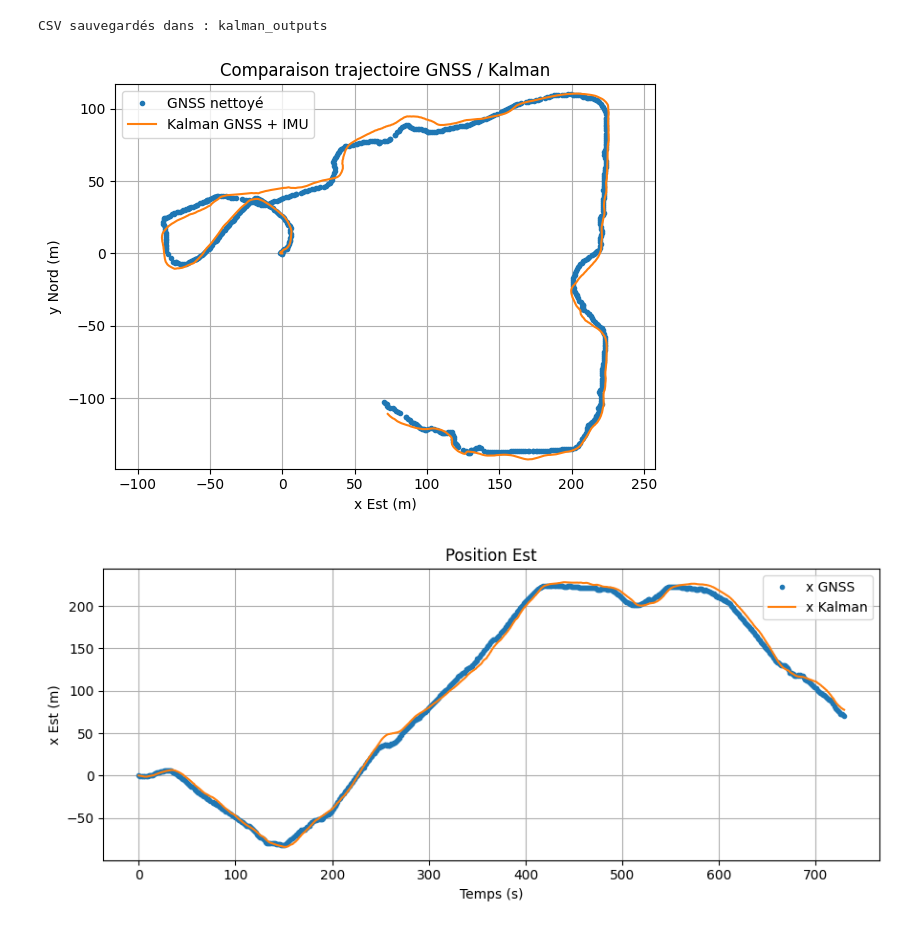
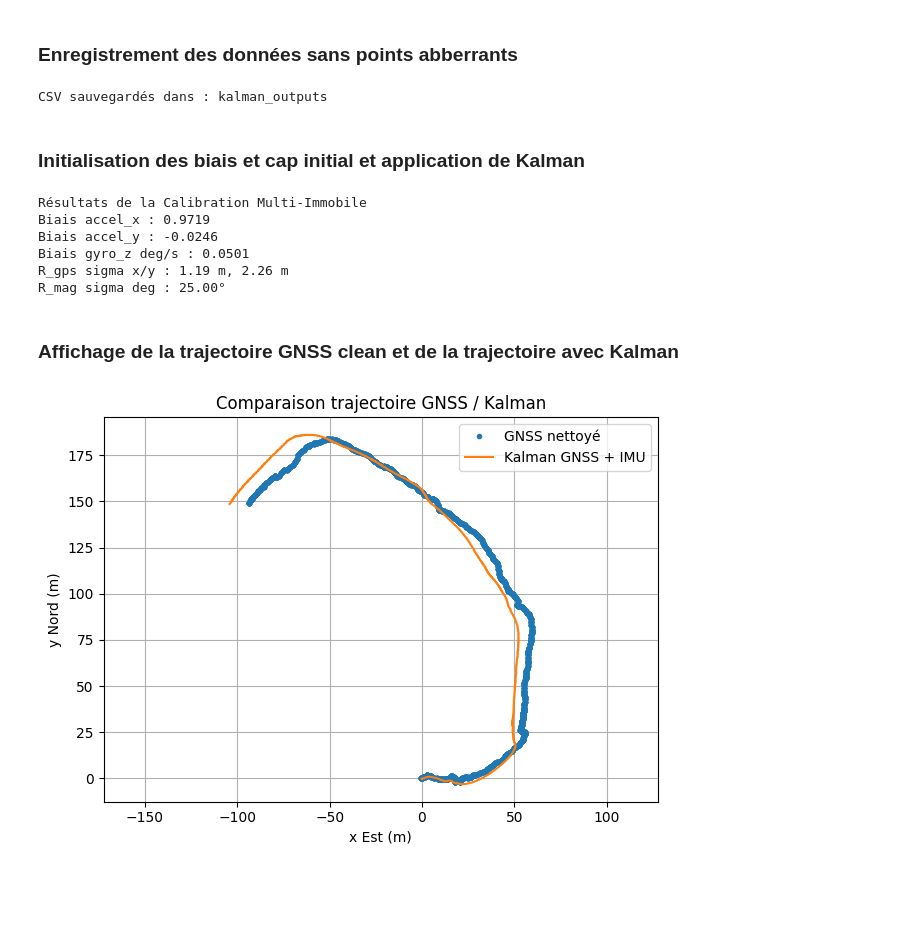
Before and after one commit to nmornon/Projet-itineraire, a Jupyter notebook: kalman/kalman_final.ipynb, the cells around one changed output. Cells and saved outputs as stored; diff of their text form; code cells hidden in the pictures; blank space fills up the shorter version.

Commit message:
Mise à jour dossier kalman

```diff
--- a/kalman/kalman_final.ipynb
+++ b/kalman/kalman_final.ipynb
@@ -438,3 +352,5 @@ R_mag sigma deg : 25.00°
+# %% [markdown]
+### Enregistrement des données sans points abberrants
 # %%
 clean.to_csv(out_dir / "synced_imu_gnss_clean.csv", index=False)
 res.to_csv(out_dir / "kalman_result.csv", index=False)
@@ -442,56 +358,84 @@ res.to_csv(out_dir / "kalman_result.csv", index=False)
 print("CSV sauvegardés dans :", out_dir)
 # %% [output]
 CSV sauvegardés dans : kalman_outputs
+# %% [markdown]
+### Initialisation des biais et cap initial et application de Kalman
+# %%
+gnss_files = [
+    "imo/imo1/gnss.csv",
+    "imo/imo2/gnss.csv",
+    "imo/imo3/gnss.csv",
+    "imo/imo4/gnss.csv",
+    "imo/imo5/gnss.csv",
+    "imo/imo5/gnss.csv"
+]
+
+imu_files = [
+    "imo/imo1/imu.csv",
+    "imo/imo2/imu.csv",
+    "imo/imo3/imu.csv",
+    "imo/imo4/imu.csv",
+    "imo/imo5/imu.csv",
+    "imo/imo6/imu.csv",
+]
+
+mag_files = [
+    "imo/imo1/magnéto.csv",
+    "imo/imo2/magnéto.csv",
+    "imo/imo3/magnéto.csv",
+    "imo/imo4/magnéto.csv",
+    "imo/imo5/magnéto.csv",
+    "imo/imo6/magnéto.csv"
+]
+
+Q, R_gps, biais , caps_initiaux = calibration_multi_immobile(
+    gnss_files,
+    imu_files,
+    mag_files)
+
+cap_init = np.arctan2(
+    np.mean(np.sin(caps_initiaux)),
+    np.mean(np.cos(caps_initiaux)))
+
+
+res = kalman_gnss_imu(clean, Q, R_gps, biais, cap_init)
+# %% [output]
+Résultats de la Calibration Multi-Immobile
+Biais accel_x : 0.9719
+Biais accel_y : -0.0246
+Biais gyro_z deg/s : 0.0501
+R_gps sigma x/y : 1.19 m, 2.26 m
+R_mag sigma deg : 25.00°
+# %% [markdown]
+### Affichage de la trajectoire GNSS clean et de la trajectoire avec Kalman
 # %%
 lat0 = clean["latitude"].to_numpy()[0]
 lon0 = clean["longitude"].to_numpy()[0]
 
 x_gnss, y_gnss = latlon_to_xy(
     clean["latitude"],
     clean["longitude"],
     lat0,
-    lon0
-)
+    lon0)
 
 x_kalman, y_kalman = latlon_to_xy(
     res["latitude"],
     res["longitude"],
     lat0,
-    lon0
-)
+    lon0)
 
 plt.plot(x_gnss, y_gnss, ".", label="GNSS nettoyé")
 plt.plot(x_kalman, y_kalman, "-", label="Kalman GNSS + IMU")
 
 plt.axis("equal")
 plt.xlabel("x Est (m)")
 plt.ylabel("y Nord (m)")
 plt.title("Comparaison trajectoire GNSS / Kalman")
 plt.grid(True)
 plt.legend()
 plt.tight_layout()
 
 plt.savefig(out_dir / "comparaison_trajectoire.png", dpi=200)
 plt.show()
 # %% [output]
-[figure, old version]
+[figure, new version]
-# %%
-temps = res["timestamp"].to_numpy()
-
-t = temps - temps[0]
-
-plt.figure(figsize=(9, 4))
-
-plt.plot(t, x_gnss, ".", label="x GNSS")
-plt.plot(t, x_kalman, "-", label="x Kalman")
-
-plt.xlabel("Temps (s)")
-plt.ylabel("x Est (m)")
-plt.title("Position Est")
-plt.grid(True)
-plt.legend()
-plt.tight_layout()
-
-plt.show()
-# %% [output]
-[figure, removed]
```
Also changed, not shown: parts of 31 cells of this notebook, 15 other files.
